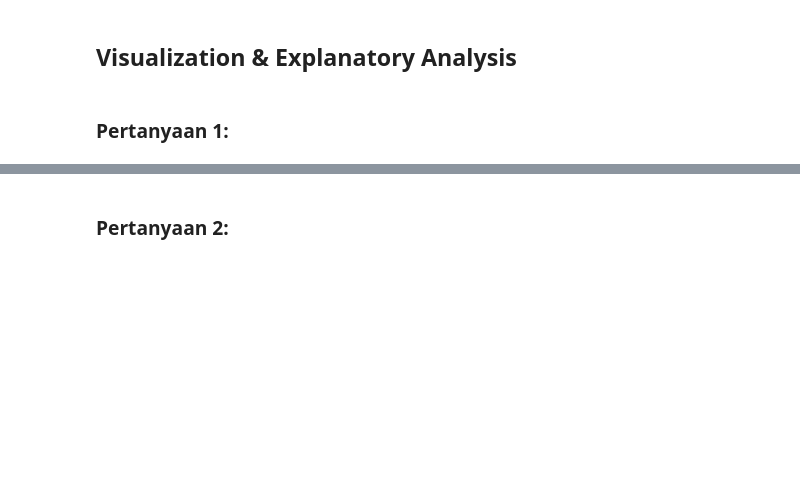
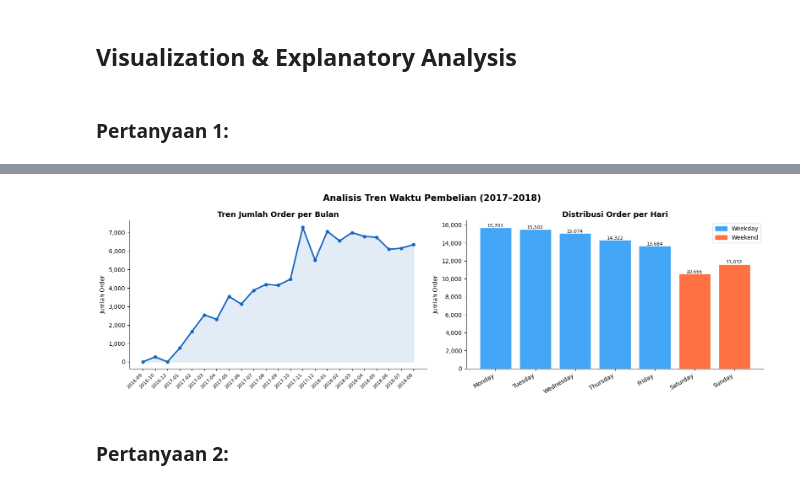
Before and after one commit to firmanadikk/frmnadk, a Jupyter notebook: Proyek_Analisis_Data.ipynb, the cells around one changed output, grey strips where cells are left out. Saved outputs shown, nothing was run; the diff lists cells and outputs as text; code cells hidden in the pictures; blank space fills up the shorter version.

Commit message:
done visualisasi

```diff
--- a/Proyek_Analisis_Data.ipynb
+++ b/Proyek_Analisis_Data.ipynb
@@ -28,6 +186,10 @@
 - xxx
 # %% [markdown]
 ### Cleaning Data
+# %%
+orders_clean = orders[orders['order_status'] == 'delivered'].copy()
+orders_clean = orders_clean.dropna(subset=['order_delivered_customer_date'])
+orders_clean = orders_clean[orders_clean['order_purchase_timestamp'] < '2018-09-01']
 # %% [markdown]
 **Insight:**
 - xxx
@@ -44,3 +231,16 @@
 ## Visualization & Explanatory Analysis
 # %% [markdown]
 ### Pertanyaan 1:
+# %%
+monthly_orders = orders_clean.groupby('year_month').size().reset_index(name='jumlah_order')
+monthly_orders['year_month_str'] = monthly_orders['year_month'].astype(str)
+
+print('=== Tren Order Bulanan ===')
+print(monthly_orders.to_string(index=False))
+peak = monthly_orders.loc[monthly_orders['jumlah_order'].idxmax()]
+print(f"\nPeak: {peak['year_month_str']} ({peak['jumlah_order']:,} orders)")
+
+day_order = ['Monday','Tuesday','Wednesday','Thursday','Friday','Saturday','Sunday']
+daily = orders_clean.groupby('day_of_week').size().reindex(day_order)
+print('\n=== Order per Hari ===')
+print(daily)
@@ -47,2 +265,40 @@
+# %%
+fig, axes = plt.subplots(1, 2, figsize=(16, 5))
+
+# Line chart tren bulanan
+ax = axes[0]
+x = range(len(monthly_orders))
+y = monthly_orders['jumlah_order']
+ax.plot(x, y, marker='o', color='#1565C0', linewidth=2.5, markersize=5)
+ax.fill_between(x, y, alpha=0.12, color='#1565C0')
+ax.set_xticks(x)
+ax.set_xticklabels(monthly_orders['year_month_str'], rotation=45, ha='right', fontsize=8)
+ax.yaxis.set_major_formatter(mticker.FuncFormatter(lambda v,_: f'{int(v):,}'))
+ax.set_title('Tren Jumlah Order per Bulan', fontweight='bold', fontsize=13)
+ax.set_ylabel('Jumlah Order')
+ax.spines[['top','right']].set_visible(False)
+
+# Bar chart per hari
+ax2 = axes[1]
+day_order = ['Monday','Tuesday','Wednesday','Thursday','Friday','Saturday','Sunday']
+daily_vals = orders_clean.groupby('day_of_week').size().reindex(day_order).values
+c = ['#42A5F5' if i < 5 else '#FF7043' for i in range(7)]
+bars = ax2.bar(day_order, daily_vals, color=c, edgecolor='white')
+for bar in bars:
+    ax2.text(bar.get_x()+bar.get_width()/2, bar.get_height()+50, f'{int(bar.get_height()):,}', ha='center', fontsize=8)
+ax2.set_title('Distribusi Order per Hari', fontweight='bold', fontsize=13)
+ax2.set_ylabel('Jumlah Order')
+ax2.set_xticklabels(day_order, rotation=30, ha='right')
+ax2.yaxis.set_major_formatter(mticker.FuncFormatter(lambda v,_: f'{int(v):,}'))
+ax2.spines[['top','right']].set_visible(False)
+from matplotlib.patches import Patch
+ax2.legend(handles=[Patch(color='#42A5F5',label='Weekday'),Patch(color='#FF7043',label='Weekend')])
+
+plt.suptitle('Analisis Tren Waktu Pembelian (2017–2018)', fontsize=15, fontweight='bold')
+plt.tight_layout()
+plt.savefig('viz_order_trend.png', dpi=150, bbox_inches='tight')
+plt.show()
+# %% [output]
+[figure, added]
 # %% [markdown]
 ### Pertanyaan 2:
```
Also changed, not shown: parts of 19 cells of this notebook.
